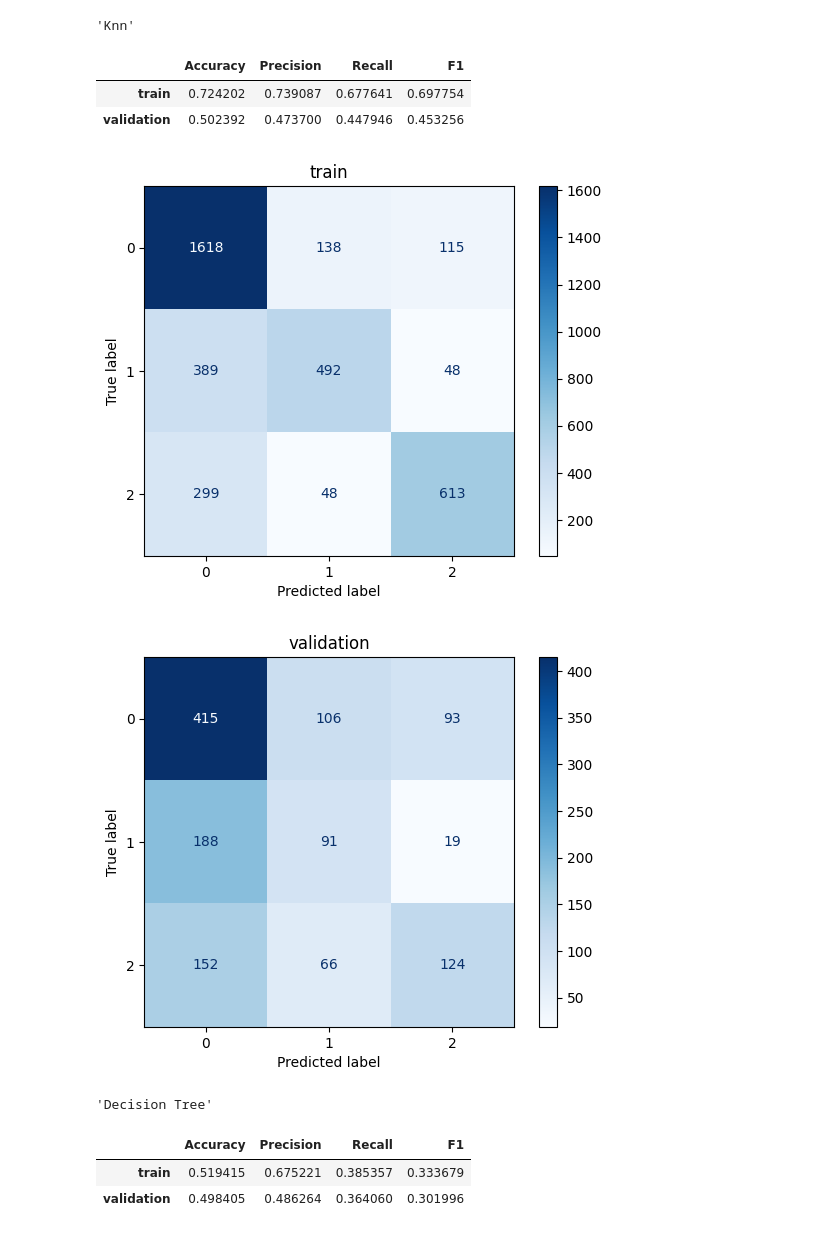
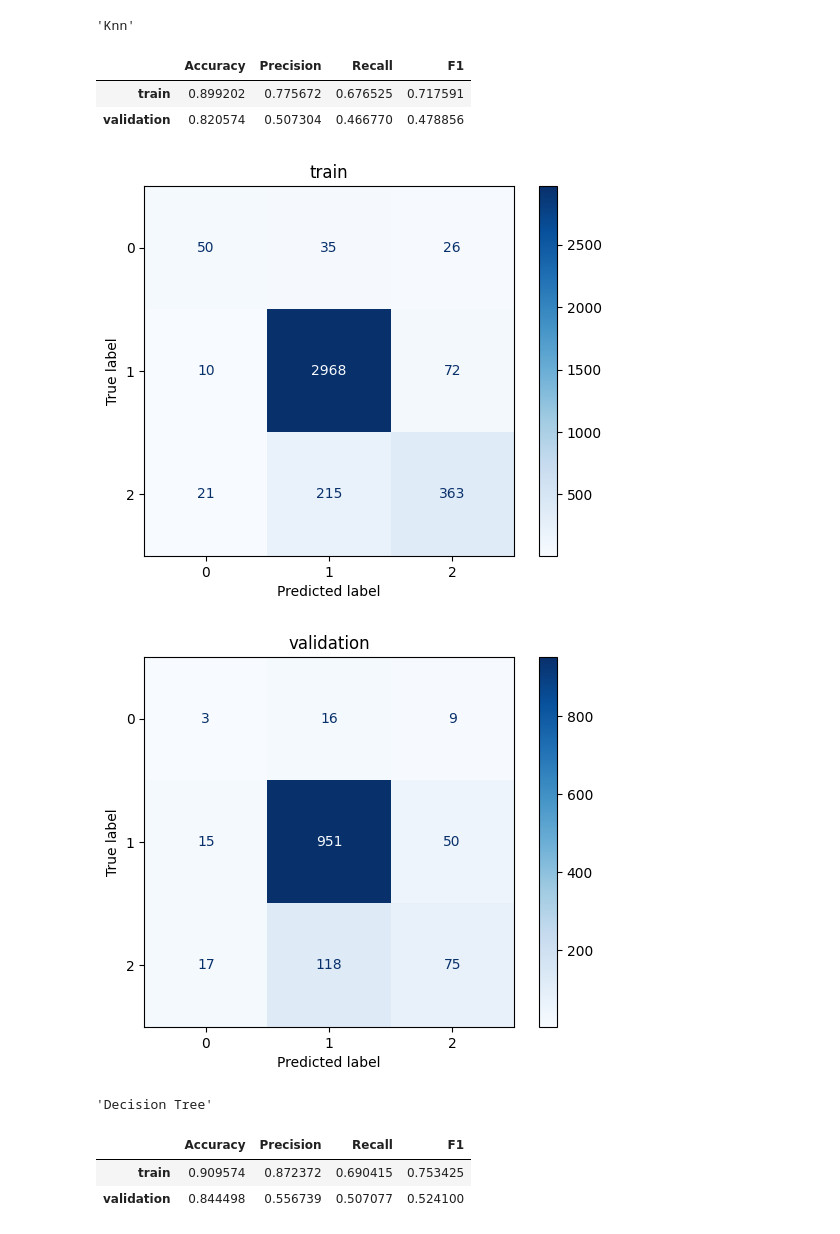
Before and after one commit to domingueznAyP/machine_learning_tp1, a Jupyter notebook: tp1.ipynb, the cells around one changed output. Cells and saved outputs as stored; diff of their text form; code cells hidden in the pictures.

```diff
--- a/tp1.ipynb
+++ b/tp1.ipynb
@@ -78,0 +358,15 @@ df = pd.read_csv('spotify_tracks.csv')
+# %%
+df['is_popular'] = df['popularity'].apply(lambda x: 1 if x >= 75 else 0)
+
+# Crear el dataset con la variable is_popular
+df_is_popular = df[['genre', 'artists', 'duration_ms', 'explicit', 'is_popular']]
+# %%
+# Definir los umbrales para las categorías de popularidad
+bins = [-1, 50, 70, 100] #tuvimos un problema con el 0(no tomaba los valores con 0) entonces pusimos -1
+labels = ['Baja', 'Media', 'Alta']
+
+# Crear la columna popularity_category en el DataFrame original
+df['popularity_category'] = pd.cut(df['popularity'], bins=bins, labels=labels)
+
+# Crear el dataset con la variable popularity_category
+df_popularity_category = df[['genre', 'artists', 'duration_ms', 'explicit', 'popularity_category']]
@@ -114,14 +1266,40 @@ from sklearn.neighbors import KNeighborsClassifier
 from sklearn.tree import DecisionTreeClassifier
 
 def categorize_popularity(popularity):
-    if 20 < popularity <= 33:
+    if 0 <= popularity <= 50:
         return 'baja'
-    elif 40 < popularity <= 66:
+    elif 50 < popularity <= 70:
         return 'media'
     else:
         return 'alta'
 
+def categorize_duration(duration):
+    if 0 < duration <= 60000:
+        return 'rango-0'
+    elif 60000 <= duration < 120000:
+        return 'rango-1'
+    elif 120000 <= duration < 180000:
+        return 'rango-2'
+    elif 180000 <= duration < 240000:
+        return 'rango-3'
+    elif 240000 <= duration < 300000:
+        return 'rango-4'
+    elif 300000 <= duration < 360000:
+        return 'rango-5'
+    elif 360000 <= duration < 420000:
+        return 'rango-6'
+    elif 420000 <= duration < 480000:
+        return 'rango-7'
+    elif 480000 <= duration < 540000:
+        return 'rango-8'
+    else:
+        return 'rango-9'
+
 df['popularity_category'] = df['popularity'].apply(categorize_popularity)
+
+df['duration_category'] = df['duration_ms'].apply(categorize_duration)
+
+df['genre_avg_popularity'] = df.groupby('genre')['popularity'].transform('mean')
 
 # 60% train, 20% test, 20% validation
 train, not_train = train_test_split(df, test_size=0.4, random_state=42)
@@ -134,41 +1312,44 @@ mapper = DataFrameMapper([
     ('name', Pipeline([
         ('vectorizer', CountVectorizer()),
         ('pca', PCA(n_components=50))
         # ('pca', PCA(n_components=0.95)) no funciona
     ])),
     ('artists', Pipeline([
         ('vectorizer', CountVectorizer()),
         ('pca', PCA(n_components=50))
         # ('pca', PCA(n_components=0.95)) no funciona
     ])),
     (['duration_ms'], StandardScaler()),
+    ('explicit', None),
+    (['duration_category'], OneHotEncoder()),
+    (['genre_avg_popularity'], StandardScaler()),
 ], df_out=True)
 
 mapper.fit_transform(df)
 
 K = 3
 
 knn_model = Pipeline([
     ('mapper', mapper),
     ('classifier', KNeighborsClassifier(n_neighbors=K)),
 ])
 
 # knn_model.fit(train, train.popularity_category)
 
 knn_model.fit(train, train['popularity_category'])
 
 evaluate_model(knn_model, title='Knn', show_cm=True)
 # %% [output]
 'Knn'
 |  | Accuracy | Precision | Recall | F1 |
-| train | 0.724202 | 0.739087 | 0.677641 | 0.697754 |
-| validation | 0.502392 | 0.473700 | 0.447946 | 0.453256 |
+| train | 0.899202 | 0.775672 | 0.676525 | 0.717591 |
+| validation | 0.820574 | 0.507304 | 0.466770 | 0.478856 |
-[figure, old version]
+[figure, new version]
-[figure, old version]
+[figure, new version]
 # %%
 tree_model = Pipeline([
     ('mapper', mapper),
-    ('classifier', DecisionTreeClassifier(max_depth=4)),
+    ('classifier', DecisionTreeClassifier(max_depth=8, random_state=42)),
 ])
 
 tree_model.fit(train, train['popularity_category'])
@@ -178,8 +1359,8 @@ evaluate_model(tree_model, title='Decision Tree')
 # %% [output]
 'Decision Tree'
 |  | Accuracy | Precision | Recall | F1 |
-| train | 0.519415 | 0.675221 | 0.385357 | 0.333679 |
-| validation | 0.498405 | 0.486264 | 0.364060 | 0.301996 |
+| train | 0.909574 | 0.872372 | 0.690415 | 0.753425 |
+| validation | 0.844498 | 0.556739 | 0.507077 | 0.524100 |
 # %%
 from sklearn.ensemble import RandomForestClassifier
 
```
Also changed, not shown: parts of 49 cells of this notebook.
